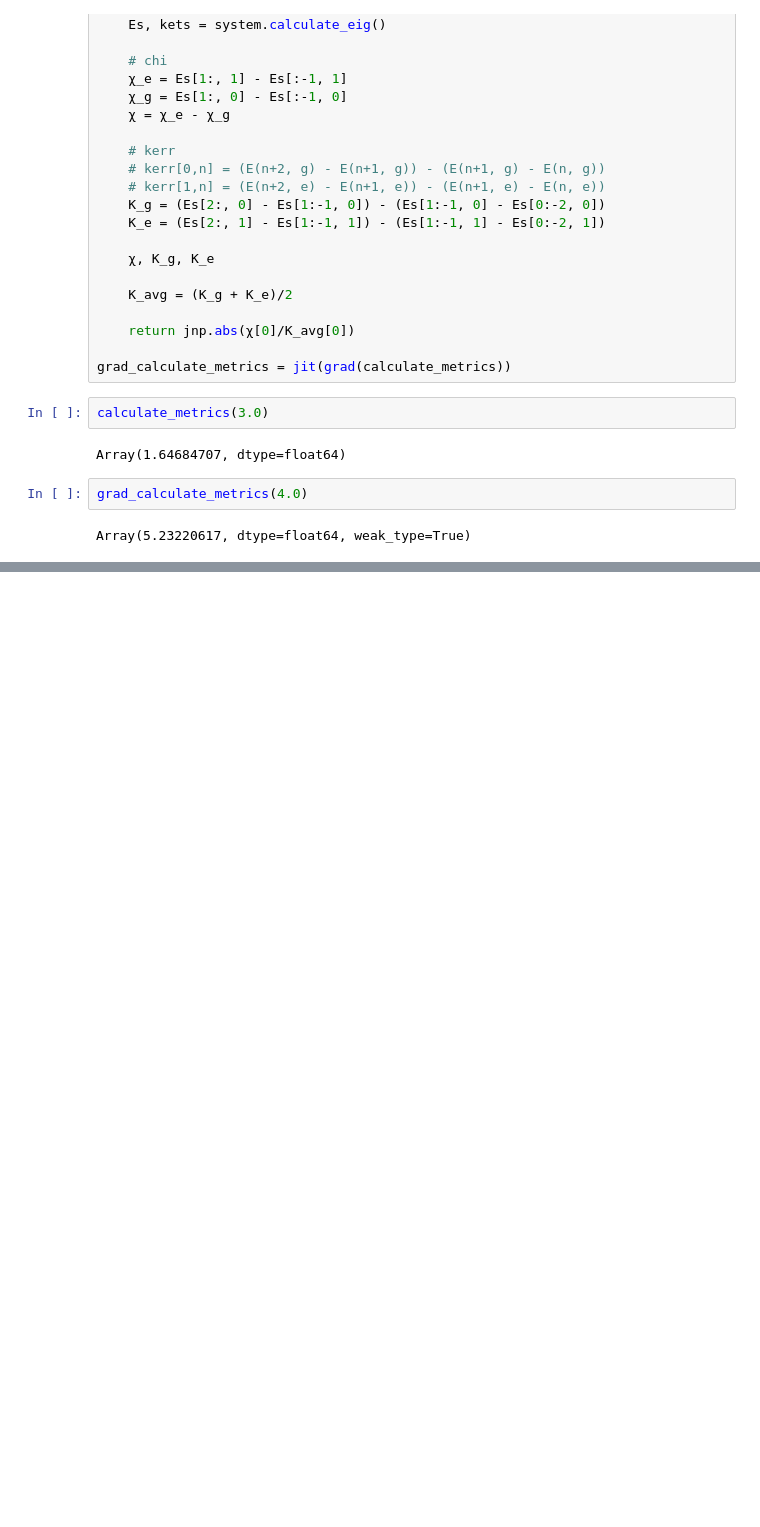
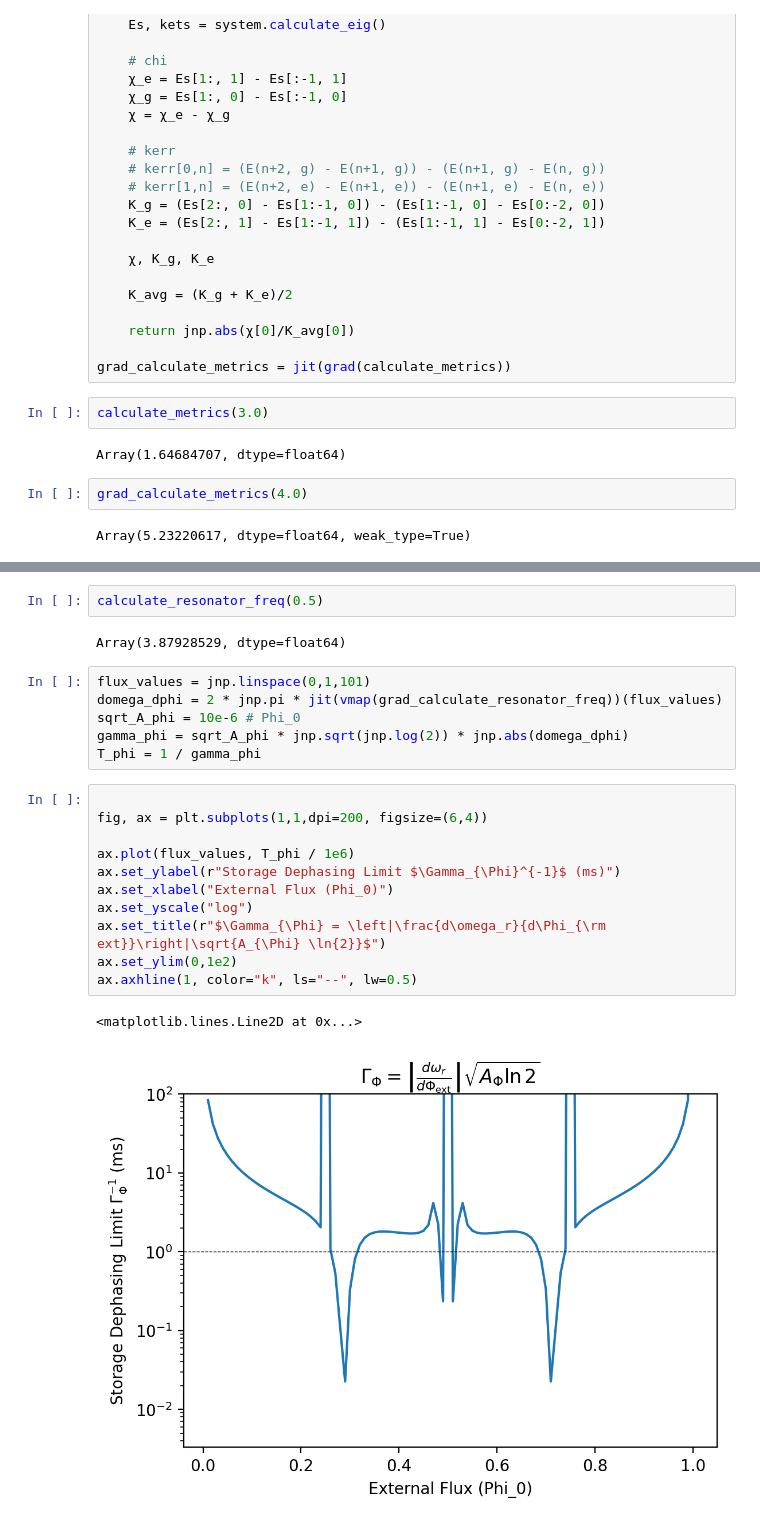
Before and after one commit to EQuS/jaxquantum, a Jupyter notebook: experiments/devices/tutorials/1-demo.ipynb, the cells around one changed output, grey strips where cells are left out. Saved outputs shown, nothing was run; the diff lists cells and outputs as text; blank space fills up the shorter version.

```diff
--- a/experiments/devices/tutorials/1-demo.ipynb
+++ b/experiments/devices/tutorials/1-demo.ipynb
@@ -183,0 +238,24 @@ Array(5.23220617, dtype=float64, weak_type=True)
+# %%
+calculate_resonator_freq(0.5)
+# %% [output]
+Array(3.87928529, dtype=float64)
+# %%
+flux_values = jnp.linspace(0,1,101)
+domega_dphi = 2 * jnp.pi * jit(vmap(grad_calculate_resonator_freq))(flux_values)
+sqrt_A_phi = 10e-6 # Phi_0
+gamma_phi = sqrt_A_phi * jnp.sqrt(jnp.log(2)) * jnp.abs(domega_dphi)
+T_phi = 1 / gamma_phi
+# %%
+
+fig, ax = plt.subplots(1,1,dpi=200, figsize=(6,4))
+
+ax.plot(flux_values, T_phi / 1e6)
+ax.set_ylabel(r"Storage Dephasing Limit $\Gamma_{\Phi}^{-1}$ (ms)")
+ax.set_xlabel("External Flux (Phi_0)")
+ax.set_yscale("log")
+ax.set_title(r"$\Gamma_{\Phi} = \left|\frac{d\omega_r}{d\Phi_{\rm ext}}\right|\sqrt{A_{\Phi} \ln{2}}$")
+ax.set_ylim(0,1e2)
+ax.axhline(1, color="k", ls="--", lw=0.5)
+# %% [output]
+<matplotlib.lines.Line2D at 0x...>
+[figure, added]
```
Also changed, not shown: parts of 6 cells of this notebook.
